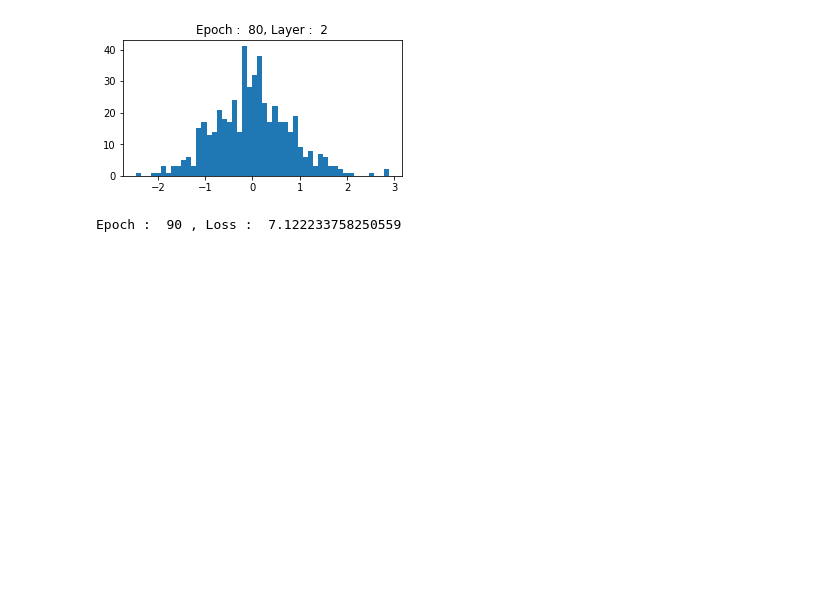
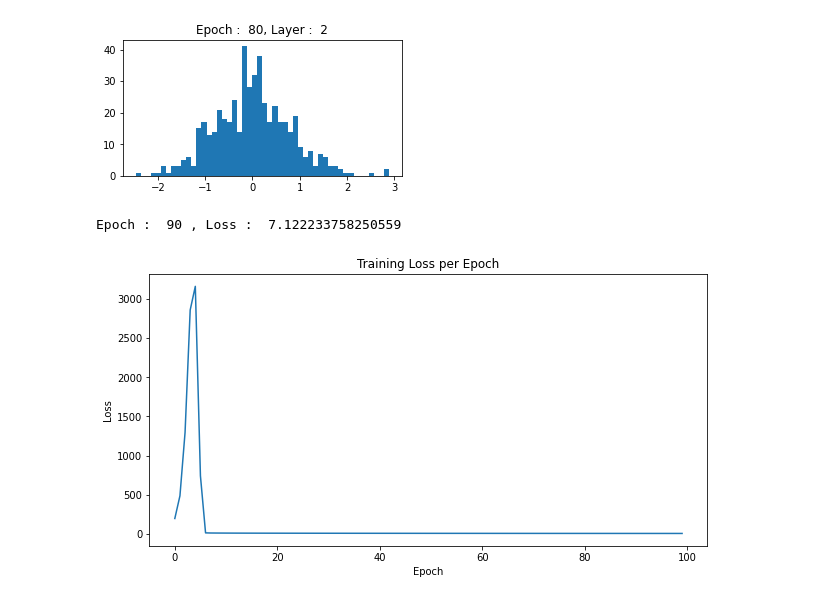
Before and after one commit to ruchidhore12/COEN-344-Computer-Vision-I, a Jupyter notebook: Homework_3/backpropogation.ipynb, the cells around one changed output. Cells and saved outputs as stored; diff of their text form; code cells hidden in the pictures; blank space fills up the shorter version.

Commit message:
Ruchi | Add missing graph

```diff
--- a/Homework_3/backpropogation.ipynb
+++ b/Homework_3/backpropogation.ipynb
@@ -109,3 +109,12 @@ Epoch :  80 , Loss :  7.363070154553458
 [figure]
 [figure]
 Epoch :  90 , Loss :  7.122233758250559
+# %%
+plt.figure(figsize=(10, 5))
+plt.plot(losses)
+plt.title("Training Loss per Epoch")
+plt.xlabel("Epoch")
+plt.ylabel("Loss")
+plt.show()
+# %% [output]
+[figure, added]
```
